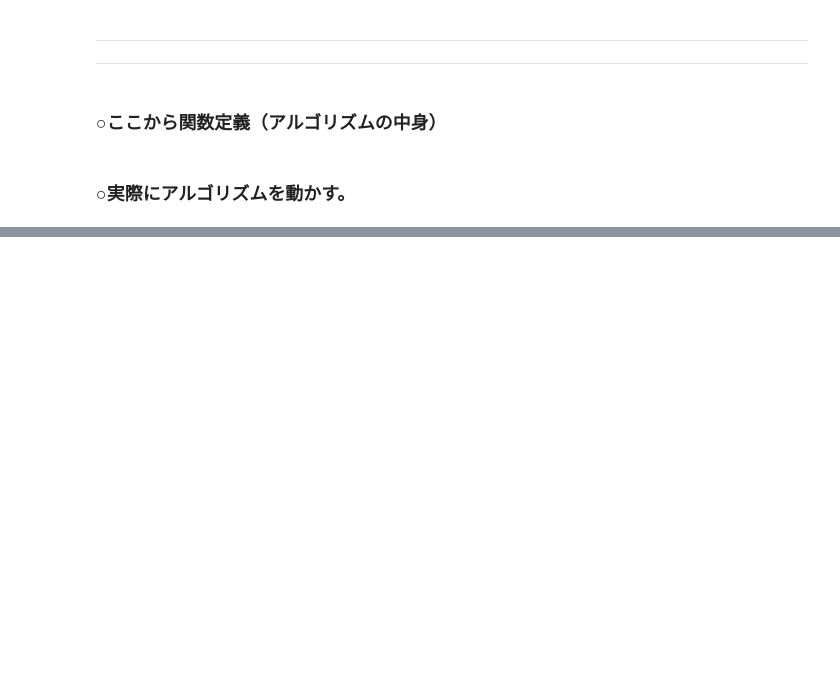
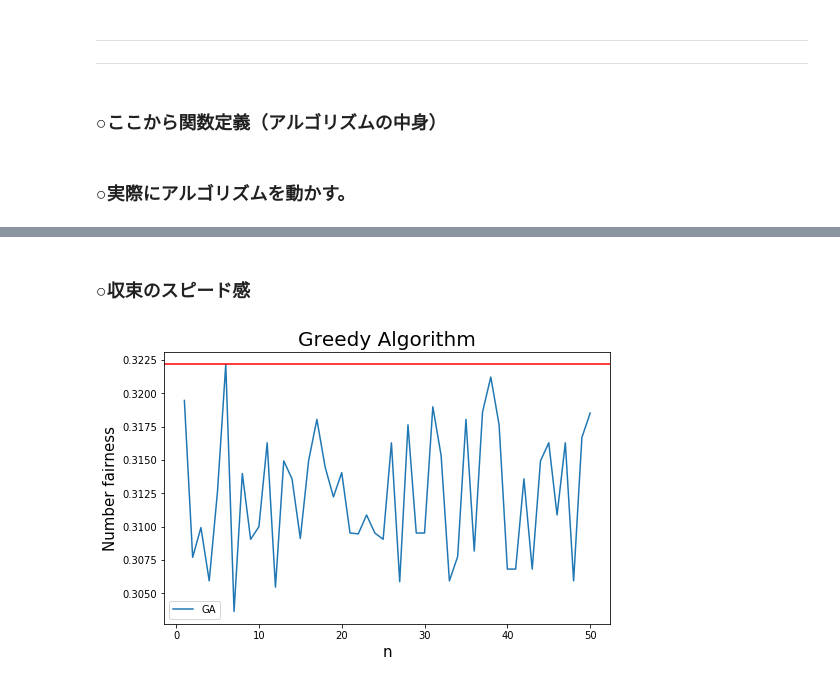
Before and after one commit to da-shuto-iwasaki/Flame_turn, a Jupyter notebook: Algorithm/GA&DPoptimizer.ipynb, the cells around one changed output, grey strips where cells are left out. Saved outputs shown, nothing was run; the diff lists cells and outputs as text; code cells hidden in the pictures; blank space fills up the shorter version.

Commit message:
Add random number algorithm.

```diff
--- a/Algorithm/GA&DPoptimizer.ipynb
+++ b/Algorithm/GA&DPoptimizer.ipynb
@@ -78,7 +92,7 @@ df_input.head(3) # valueのできていることの確認。
 ### ○ここから関数定義（アルゴリズムの中身）
 # %%
 # 超貪欲法
-def Greedy_Algorithm(df, require_points, got_idses, num):
+def Greedy_Algorithm(df, require_points, got_idses, num, mutation=100):
     require_ratings = list(require_points) # 参照してしまい、値が変わってしまうのを防ぐため。
     achieved_num=0 # 目的を達成した（元々の視聴率和を超えた）クライアントの数。
     value_col_names = ['value_'+str(i) for i in range(num)] # valueのカラム名（ここから目的を達成したクライアントを取り除いていく。）
@@ -90,16 +104,25 @@ def Greedy_Algorithm(df, require_points, got_idses, num):
         df = df.sort_values(by='Max_value', ascending=False).reset_index(drop=True) # その価値でソートする。
 
         for i in range(len(df)):
-            name = int(df.at[0, 'Max_value_client']) # 最も高い値をつけているクライアントの名前。（というか番号。）
+            if random.randrange(int(mutation)) != 1:
+                name = int(df.at[0, 'Max_value_client']) # 最も高い値をつけているクライアントの名前。（というか番号。）
+            else:
+                name = int(random.choice(value_col_names).replace('value_', ''))
+                mutation *= 1.2 # 突然変異が起きる確率を下げていく。
+                # mutation += 10
             require_ratings[name] -= df.at[0, 'rating_'+str(name)] # 必要な視聴率和からその枠の視聴率を引く。
             got_idses[name] += [df.iat[0, 0]] # 獲得した枠のidを記録する。([df.at[0, 'id']])
             df = df[1:].reset_index(drop=True) # dfを下っていく。
             if min(require_ratings) < 0: # どこかのクライアントが、目的を達成したら、一回終わり。
                 break
 
+        # もしも目的を達成できなかったクライアントがいる場合、このachieved_clientが違うクライアント（すでに取り除かれたクライアント）になってしまう。
         achieved_client = require_ratings.index(min(require_ratings)) # 目的を達成したクライアント名。（番号）
         require_ratings[achieved_client] = 0 # 目的を達成したら、0にする。（今後のため。）
-        value_col_names.remove('value_'+str(achieved_client)) # 目的を達成したクライアントは、除く。
+        try:
+            value_col_names.remove('value_'+str(achieved_client)) # 目的を達成したクライアントは、除く。
+        except ValueError: # list.remove(x): x not in list ってやつ。
+            return got_idses
         achieved_num += 1 # チェックポイント＝目的を達成したクライアントの数。
 
     return got_idses # ぞれぞれのクライアントが獲得したidを返す。
@@ -161,7 +184,7 @@ def Check_remainingdf(df, got_idses):
 # %%
 # 分配の公平性を調べる。
 def Judge_fairness(before_points, after_points):
-    x_client = (np.array(after_points) - np.array(before_points)) / np.array(before_points)
+    x_client = (np.array(after_points) / np.array(before_points))
     mean_array = np.full(len(x_client), x_client.mean())
     return sum(((x_client - mean_array)**2/len(x_client))**(1/2)/x_client.mean())
 
@@ -261,0 +316,13 @@ print('価格差:', price_difference)
+# %% [markdown]
+### ○収束のスピード感
+# %%
+plt.figure(figsize=(8,5))
+plt.plot([i+1 for i in range(len(GA_judge))],GA_judge, label='GA')
+plt.axhline(y=max(GA_judge), color='r', linestyle='-')
+plt.title('Greedy Algorithm', size=20)
+plt.xlabel('n', size=15)
+plt.ylabel('Number fairness', size=15)
+plt.legend()
+plt.show()
+# %% [output]
+[figure, added]
```
Also changed, not shown: parts of 14 cells of this notebook.
